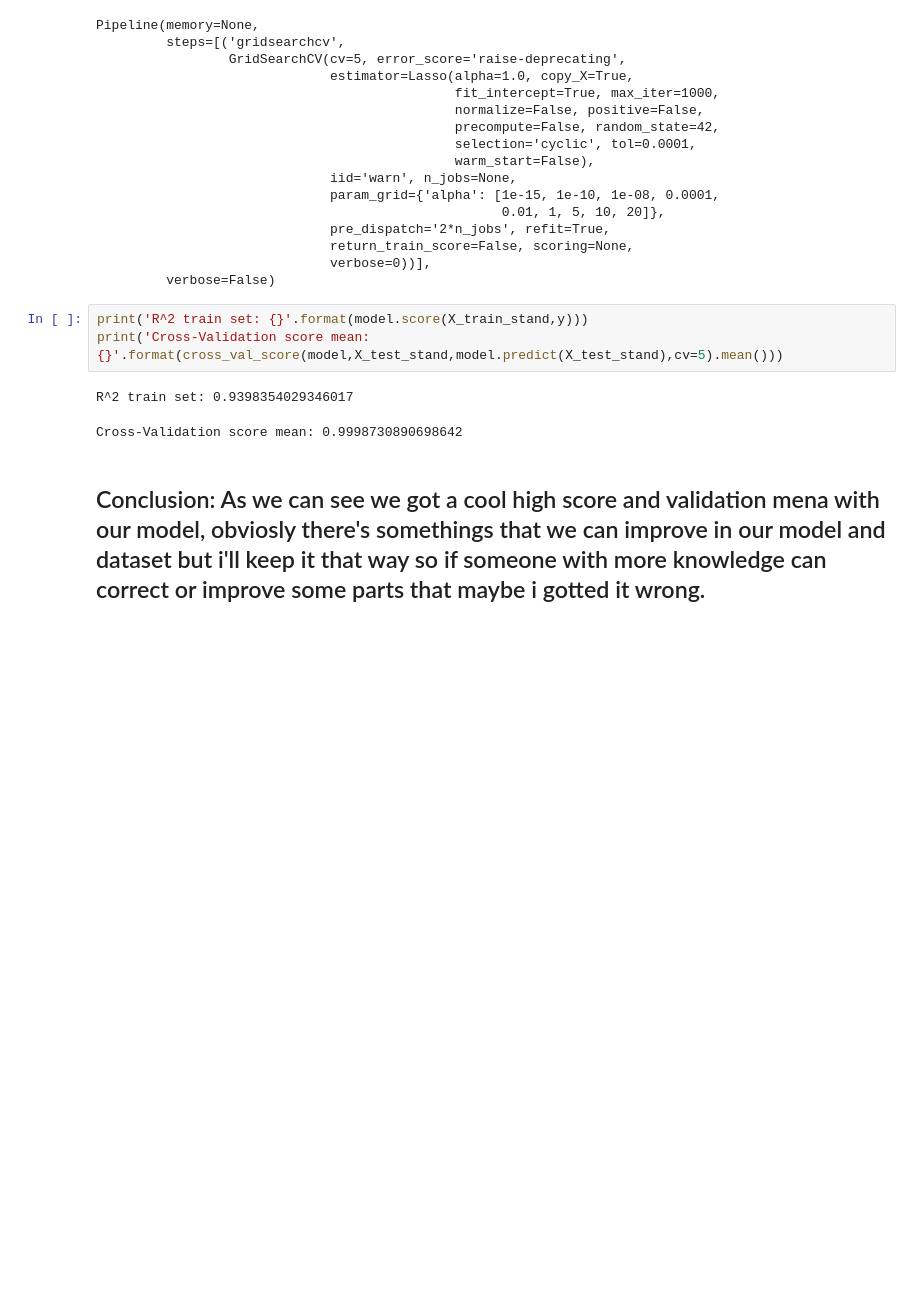
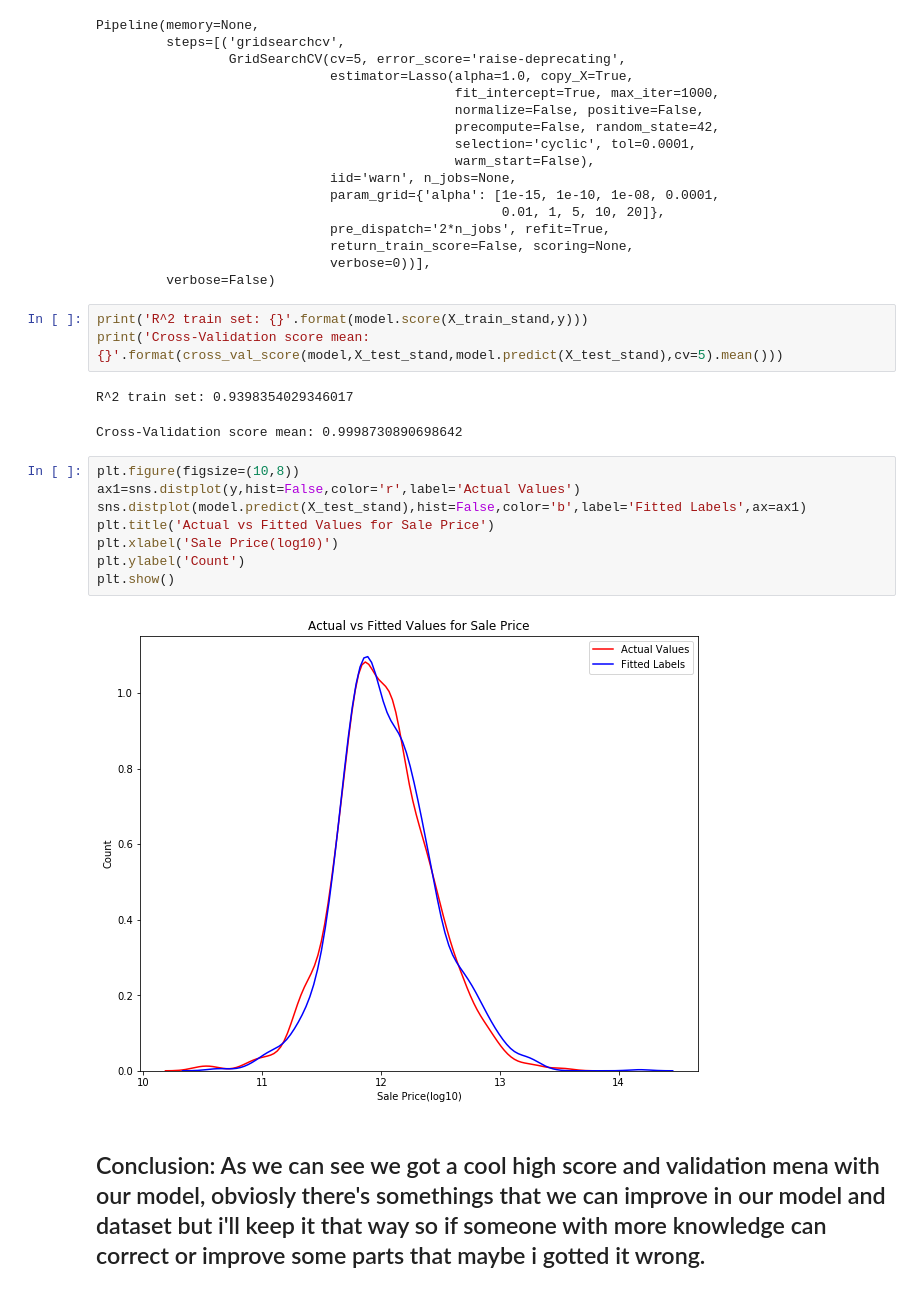
Before and after one commit to arthursc98/Projetos-Pessoais, a Jupyter notebook: House Price Prediction/House Price Prediction.ipynb, the cells around one changed output. Saved outputs shown, nothing was run; the diff lists cells and outputs as text; blank space fills up the shorter version.

Commit message:
Plot de distribuição com os valores do yhat e dos originais

```diff
--- a/House Price Prediction/House Price Prediction.ipynb
+++ b/House Price Prediction/House Price Prediction.ipynb
@@ -302,5 +302,15 @@ print('Cross-Validation score mean: {}'.format(cross_val_score(model,X_test_stan
 # %% [output]
 R^2 train set: 0.9398354029346017
 Cross-Validation score mean: 0.9998730890698642
+# %%
+plt.figure(figsize=(10,8))
+ax1=sns.distplot(y,hist=False,color='r',label='Actual Values')
+sns.distplot(model.predict(X_test_stand),hist=False,color='b',label='Fitted Labels',ax=ax1)
+plt.title('Actual vs Fitted Values for Sale Price')
+plt.xlabel('Sale Price(log10)')
+plt.ylabel('Count')
+plt.show()
+# %% [output]
+[figure, added]
 # %% [markdown]
 ## Conclusion: As we can see we got a cool high score and validation mena with our model, obviosly there's somethings that we can improve in our model and dataset but i'll keep it that way so if someone with more knowledge can correct or improve some parts that maybe i gotted it wrong.
```
Also changed, not shown: parts of 1 cell of this notebook.
